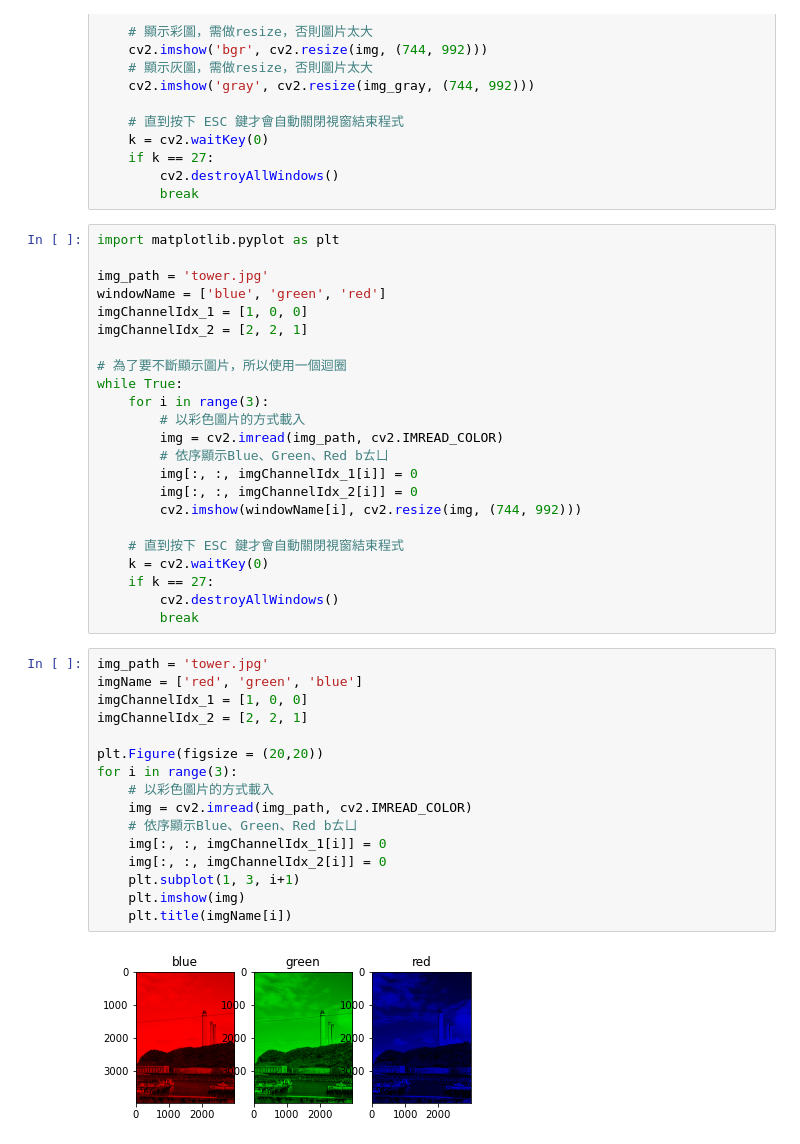
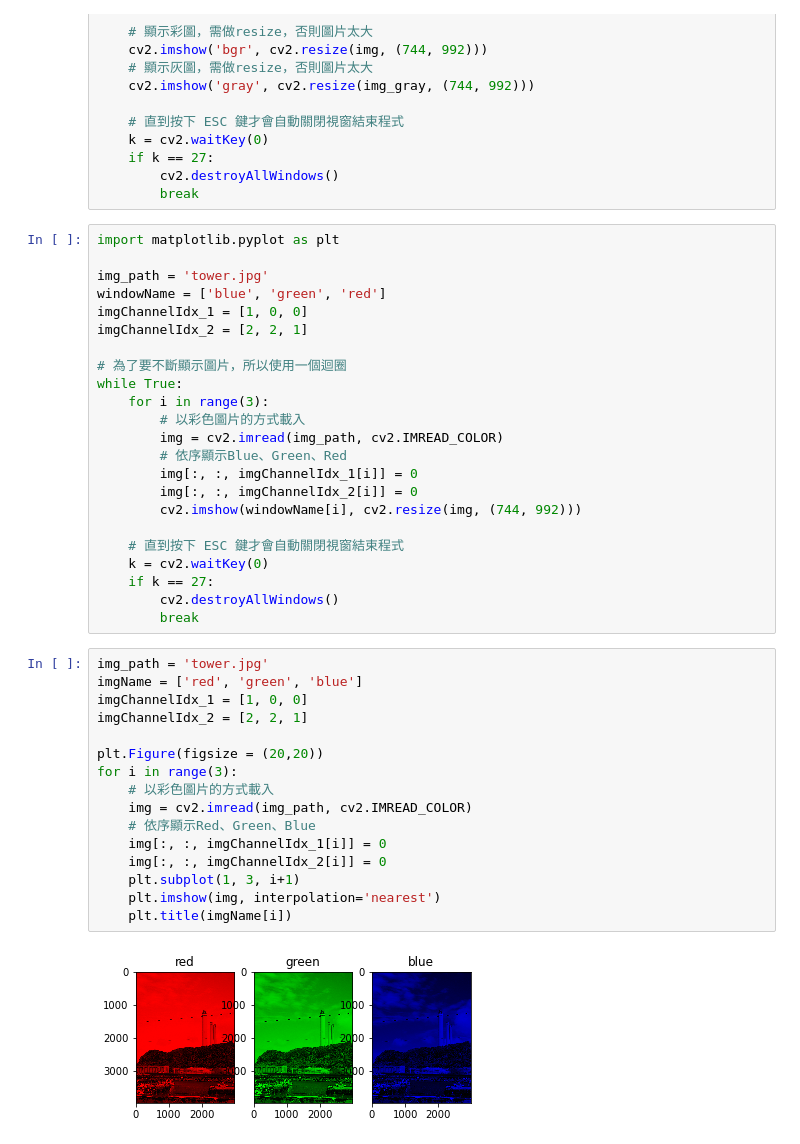
Before and after one commit to Ether-YiTseWu/DL-CVMarathon, a Jupyter notebook: homework/Day001_read_image_HW.ipynb, the cells around one changed output. Drawn from its saved outputs; the diff is of its cells as text.

```diff
--- a/homework/Day001_read_image_HW.ipynb
+++ b/homework/Day001_read_image_HW.ipynb
@@ -45,7 +45,7 @@ while True:
     for i in range(3):
         # 以彩色圖片的方式載入
         img = cv2.imread(img_path, cv2.IMREAD_COLOR)
-        # 依序顯示Blue、Green、Red bㄊㄩ
+        # 依序顯示Blue、Green、Red
         img[:, :, imgChannelIdx_1[i]] = 0
         img[:, :, imgChannelIdx_2[i]] = 0
         cv2.imshow(windowName[i], cv2.resize(img, (744, 992)))
@@ -58,18 +58,18 @@ while True:
 # %%
 img_path = 'tower.jpg'
 imgName = ['red', 'green', 'blue']
 imgChannelIdx_1 = [1, 0, 0]
 imgChannelIdx_2 = [2, 2, 1]
 
 plt.Figure(figsize = (20,20))
 for i in range(3):
     # 以彩色圖片的方式載入
     img = cv2.imread(img_path, cv2.IMREAD_COLOR)
-    # 依序顯示Blue、Green、Red bㄊㄩ
+    # 依序顯示Red、Green、Blue
     img[:, :, imgChannelIdx_1[i]] = 0
     img[:, :, imgChannelIdx_2[i]] = 0
     plt.subplot(1, 3, i+1)
-    plt.imshow(img)
+    plt.imshow(img, interpolation='nearest')
     plt.title(imgName[i])
 # %% [output]
-[figure, old version]
+[figure, new version]
```
